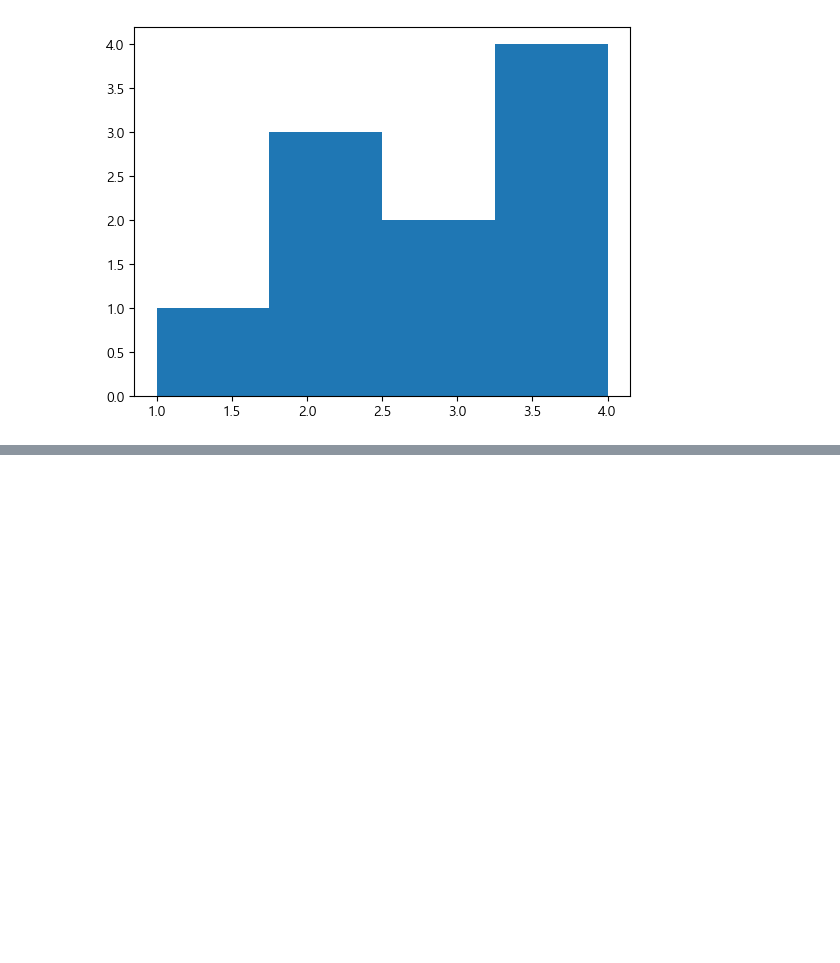
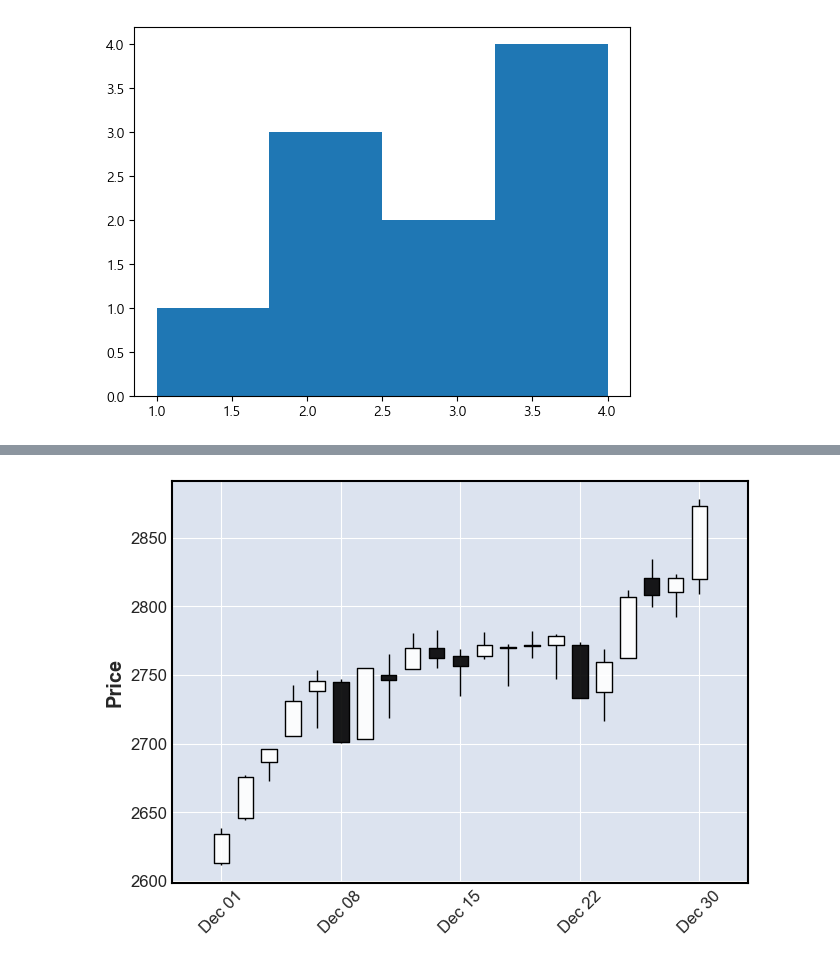
Before and after one commit to youngsang114/python-work, a Jupyter notebook: 230425/18_matplotlib.ipynb, the cells around one changed output, grey strips where cells are left out. Saved outputs shown, nothing was run; the diff lists cells and outputs as text; code cells hidden in the pictures; blank space fills up the shorter version.

```diff
--- a/230425/18_matplotlib.ipynb
+++ b/230425/18_matplotlib.ipynb
@@ -73,0 +190,4 @@ plt.show()
+# %%
+mpf.plot(data=kospi.loc['2020-12'],type='candle')
+# %% [output]
+[figure, added]
```
Also changed, not shown: parts of 17 cells of this notebook, 5 other files.
